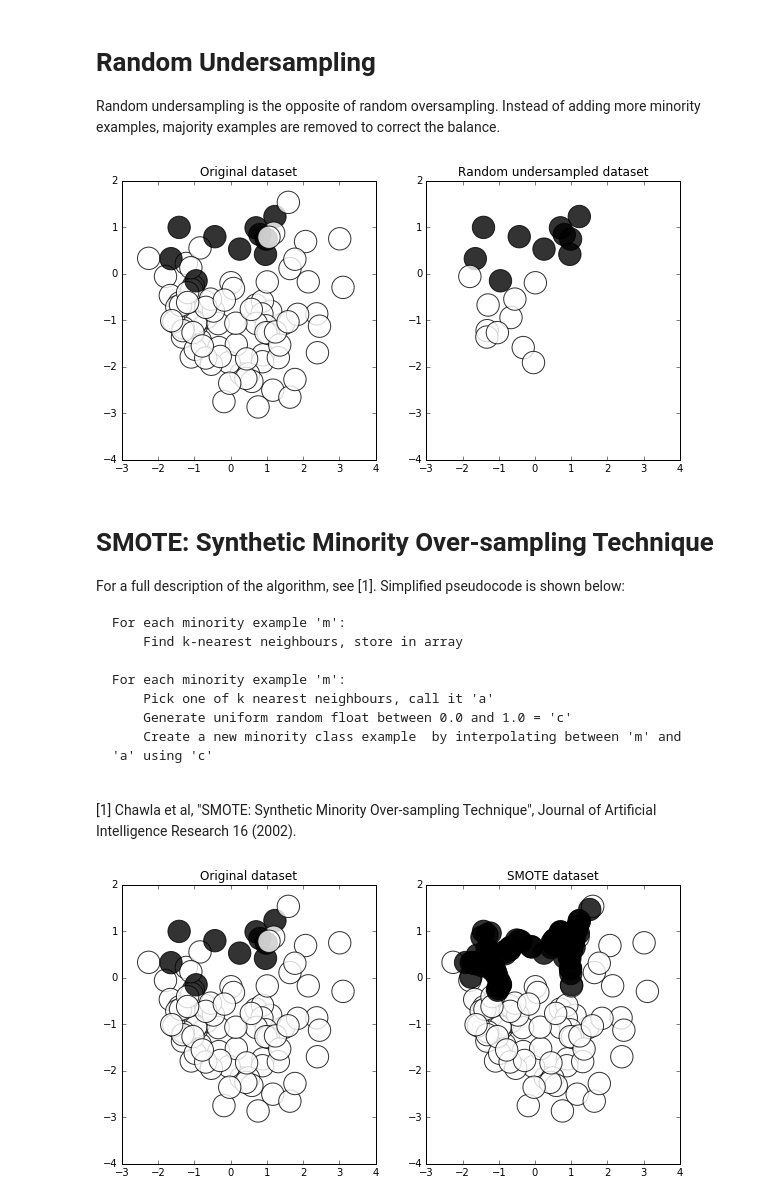
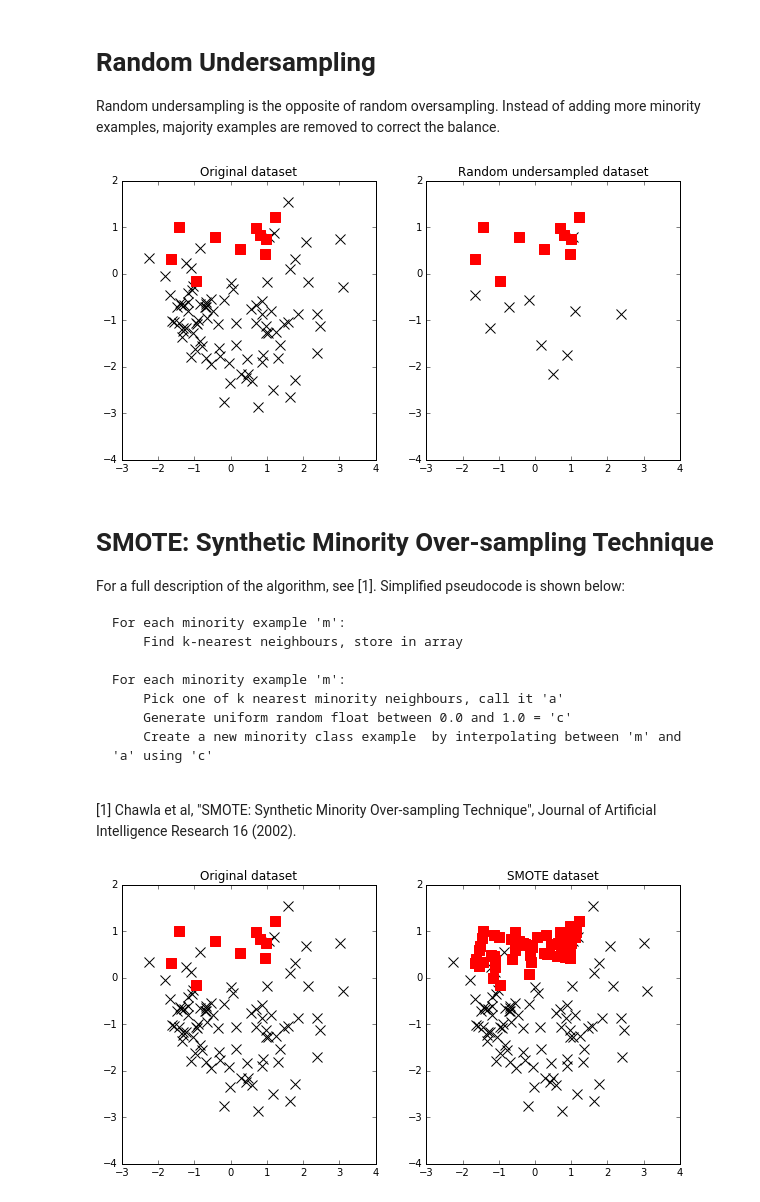
Before and after one commit to timgasser/acm_imbalanced_learning, a Jupyter notebook: acm_imbalance_sampling.ipynb, the cells around one changed output. Cells and saved outputs as stored; diff of their text form; code cells hidden in the pictures.

```diff
--- a/acm_imbalance_sampling.ipynb
+++ b/acm_imbalance_sampling.ipynb
@@ -29,16 +29,20 @@ def comp_scatter(x_left, y_left, title_left, x_right=None, y_right=None, title_r
     # Plot left-hand scatterplot
     plt1 = plt.subplot(121)
     plt.title(title_left, fontsize='large')
-    plt1.scatter(x_left[:, 0], x_left[:, 1], s=500, c=(1-y_left),
-                 edgecolors='black', cmap=plt.cm.bone, alpha=0.8)
-
+    y_left = np.squeeze(y_left)
+    plt1.scatter(x_left[y_left == 0][:, 0], x_left[y_left == 0][:, 1], s=100, marker = "x", color="black")
+    plt1.scatter(x_left[y_left == 1][:, 0], x_left[y_left == 1][:, 1], s=100, marker = "s", color="red")
     if (title_right == None):
         return
 
     # Plot right hand scatterplot
     plt.subplot(122, sharex=plt1, sharey=plt1)
     plt.title(title_right, fontsize='large')
-    plt.scatter(x_right[:, 0], x_right[:, 1], s=500, c=(1-y_right),
-                edgecolors='black', cmap=plt.cm.bone, alpha=0.8)
+    y_right = np.squeeze(y_right)
+    plt.scatter(x_right[y_right == 0][:, 0], x_right[y_right == 0][:, 1], s=100, marker = "x", color="black")
+    plt.scatter(x_right[y_right == 1][:, 0], x_right[y_right == 1][:, 1], s=100, marker = "s", color="red")
+
+
+
     return
 # %% [output]
@@ -104,11 +106,12 @@ x_maj_undersamp = x_maj[x_maj_idx]
 # Combine minority and balanced majority examples
 x_undersamp = np.vstack((x_min, x_maj_undersamp))
 y_undersamp = np.vstack(np.array(([1] * num_min) + ([0] * num_min)))
+y_undersamp = np.squeeze(y_undersamp)
 
 comp_scatter(x, y, 'Original dataset',
              x_undersamp, y_undersamp, 'Random undersampled dataset')
 # %% [output]
-[figure, old version]
+[figure, new version]
 # %% [markdown]
 # SMOTE: Synthetic Minority Over-sampling Technique
 
@@ -119,7 +122,7 @@ For each minority example 'm':
     Find k-nearest neighbours, store in array
 
 For each minority example 'm':
-    Pick one of k nearest neighbours, call it 'a'
+    Pick one of k nearest minority neighbours, call it 'a'
     Generate uniform random float between 0.0 and 1.0 = 'c'
     Create a new minority class example  by interpolating between 'm' and 'a' using 'c'
 
@@ -134,38 +137,37 @@ num_min = x_min.shape[0]
 num_maj = x_maj.shape[0]
 
 # SMOTE parameters
 ratio = (num_maj / num_min) - 1 # Amount of times to replicate minority examples
 k = 5 # nearest neighbours to choose from
 
-# Generate matrix of 2-norms with # minority class rows and
-# total examples columns
-knn_dist = np.zeros((num_min, num_all))
+# Generate matrix of 2-norms for the minority class examples
+knn_dist = np.zeros((num_min, num_min))
 for x_min_idx, x_min_val in enumerate(x_min):
-    for x_idx, x_val in enumerate(x):
-        knn_dist[x_min_idx, x_idx] = np.sqrt(np.sum(np.square(x_min_val - x_val)))
+    for x_min2_idx, x_min2_val in enumerate(x_min):
+        knn_dist[x_min_idx, x_min2_idx] = np.sqrt(np.sum(np.square(x_min_val - x_min2_val)))
 
 # Now find the k-nearest neighbours by sorting in ascending order across rows
 # and taking the first [1:k+1] entries. Entry [0] will be 0 as the minority
 # example is included in its own calculation.
 knn_sorted_idx = np.argsort(knn_dist, -1)
-knn = knn_sorted_idx[:,1:k+1]
+knn_idx = knn_sorted_idx[:,1:k+1]
 
 # Now until we have enough new examples
 x_smote = np.zeros((num_min * ratio, x.shape[-1]))
 for smote_run in xrange(ratio):
     for x_min_idx, x_min_val in enumerate(x_min):
-        a = x[knn[x_min_idx, np.random.randint(k)]]
+        a = x_min[knn_idx[x_min_idx, np.random.randint(k)]]
         c = np.random.uniform()
         new_smote = x_min_val + (c * (a - x_min_val))
 #         print 'x_min_val = {}, a = {}, c = {}, new_smote = {}'.format(x_min_val, a, c, new_smote)
         x_smote[(smote_run*num_min) + x_min_idx] = new_smote
 
 y_smote = np.ones_like(x_smote[:,0])
 
 x_smote_out = np.vstack((x, x_smote))
 y_smote_out = np.hstack((y, y_smote))
 
 comp_scatter(x, y, 'Original dataset',
              x_smote_out, y_smote_out, 'SMOTE dataset')
 # %% [output]
-[figure, old version]
+[figure, new version]
```
Also changed, not shown: parts of 9 cells of this notebook, 1 other file.
